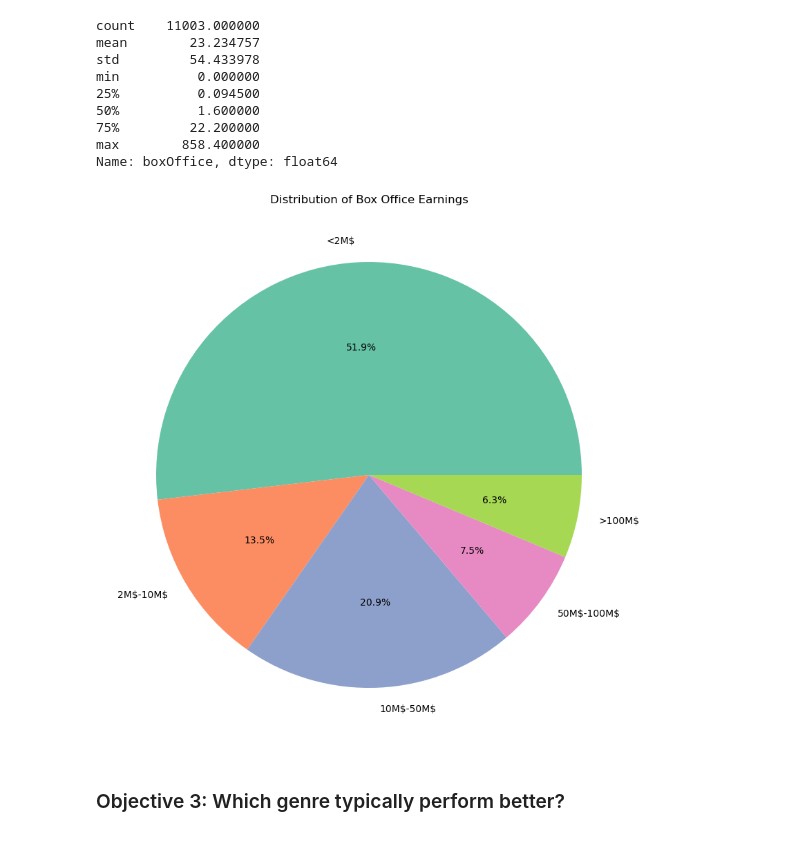
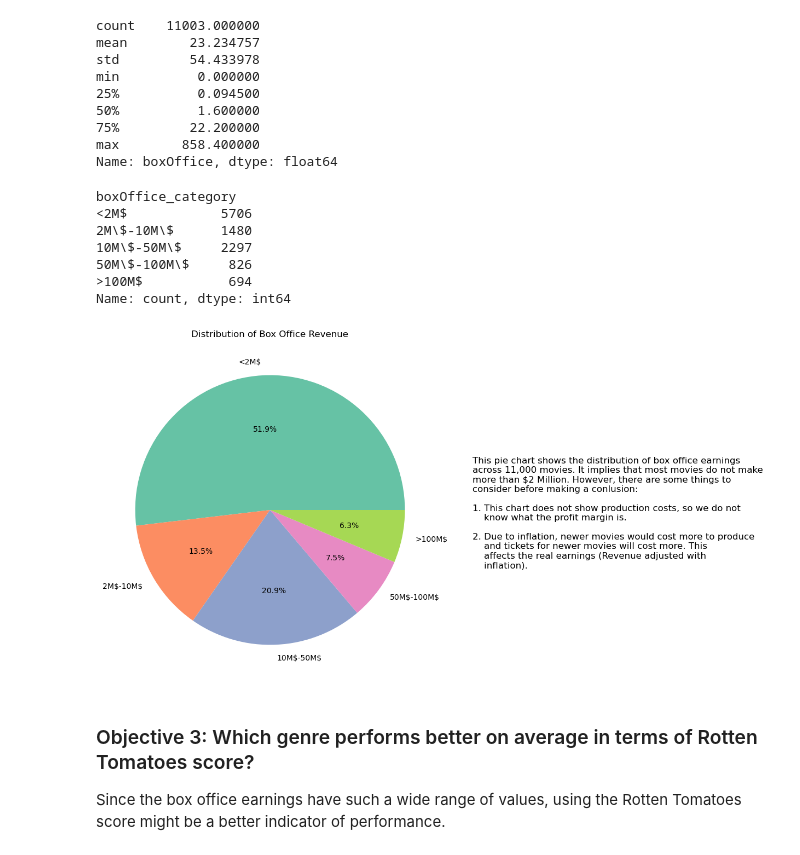
Before and after one commit to RizalSuhaimi/CodingPortfolio, a Jupyter notebook: DataAnalysis/Movies_RottenTomatoes/VisualAnalysisOfMoviesData.ipynb, the cells around one changed output. Drawn from its saved outputs; the diff is of its cells as text; code cells hidden in the pictures.

```diff
--- a/DataAnalysis/Movies_RottenTomatoes/VisualAnalysisOfMoviesData.ipynb
+++ b/DataAnalysis/Movies_RottenTomatoes/VisualAnalysisOfMoviesData.ipynb
@@ -92,17 +104,17 @@ Considering the questions we want to answer, we are only working with rows where
 # %%
-not_null_mask = movies_data[["title", "audienceScore", "tomatoMeter", "releaseDateTheaters", "runtimeMinutes", "genre", "boxOffice"]].notnull().all(axis=1)
+#Make a series that shows the rows with not null values
+not_null_mask = movies_data[["title", "audienceScore", "tomatoMeter", "releaseDateTheaters", "runtimeMinutes", "genre",
+                             "boxOffice"]].notnull().all(axis=1)
+
+#Make a new dataframe that only uses rows with not null values
 movies_data_no_null = movies_data[not_null_mask].copy()
 
-#Remove unwanted columns
-movies_data_no_null = movies_data_no_null[["title", "audienceScore", "tomatoMeter", "releaseDateTheaters", "releaseDateStreaming", "runtimeMinutes", "genre", "boxOffice"]]
+#Remove unwanted columns. "releaseDateStreaming" column is kept just in case
+movies_data_no_null = movies_data_no_null[["title", "audienceScore", "tomatoMeter", "releaseDateTheaters", "releaseDateStreaming",
+                                           "runtimeMinutes", "genre", "boxOffice"]]
 
 #Check for null values
 print(movies_data_no_null.isnull().sum())
-
-#How many rows are we working with?
-print(f"There are {len(movies_data_no_null)} rows in the movies_data_no_null dataframe")
-
-print(movies_data_no_null.head())
 # %% [output]
 title                     0
 audienceScore             0
@@ -272,20 +251,43 @@ Name: boxOffice, dtype: float64
 # %%
 # Define the categories
 bins_boxOffice = [0, 2, 10, 50, 100, 900]
 labels_boxOffice = ['<2M$', '2M\\$-10M\\$', '10M\\$-50M\\$', "50M\\$-100M\\$", ">100M$"]
 
-# Bin the data
-movies_data_no_null["boxOffice_category"] = pd.cut(movies_data_no_null["boxOffice"], bins=bins_boxOffice, labels=labels_boxOffice, include_lowest=True)
+# Bin the data to categorise Box Office earnings
+movies_data_no_null["boxOffice_category"] = pd.cut(movies_data_no_null["boxOffice"], bins=bins_boxOffice, labels=labels_boxOffice,
+                                                   include_lowest=True)
 
 # Count the number of movies in each category
 category_counts = movies_data_no_null["boxOffice_category"].value_counts(sort=False)
+print(category_counts)
 
 # Plot the pie chart
-fig = plt.figure(figsize=(10, 10))
+fig = plt.figure(figsize=(16, 8))
 ax = plt.pie(category_counts, labels=labels_boxOffice, autopct="%1.1f%%", colors=sns.color_palette("Set2", len(labels_boxOffice)))
-plt.title('Distribution of Box Office Earnings')
+plt.title('Distribution of Box Office Revenue')
+
+# Supporting text to better understand the pie chart
+plt.text(1.5, -0.5,
+         "This pie chart shows the distribution of box office earnings\n"
+         "across 11,000 movies. It implies that most movies do not make\n"
+         "more than $2 Million. However, there are some things to\n"
+         "consider before making a conlusion:\n"
+         "\n"
+         "1. This chart does not show production costs, so we do not\n"
+         "    know what the profit margin is.\n"
+         "\n"
+         "2. Due to inflation, newer movies would cost more to produce\n"
+         "    and tickets for newer movies will cost more. This\n"
+         "    affects the real earnings (Revenue adjusted with\n"
+         "    inflation).\n",
+         fontsize=12)
 plt.show()
 # %% [output]
+boxOffice_category
+<2M$            5706
+2M\$-10M\$      1480
+10M\$-50M\$     2297
+50M\$-100M\$     826
+>100M$           694
+Name: count, dtype: int64
-[figure, old version]
+[figure, new version]
-# %% [markdown]
-### Objective 3: Which genre typically perform better?
@@ -291,0 +296,4 @@ plt.show()
+# %% [markdown]
+### Objective 3: Which genre performs better on average in terms of Rotten Tomatoes score?
+
+Since the box office earnings have such a wide range of values, using the Rotten Tomatoes score might be a better indicator of performance.
```
Also changed, not shown: parts of 30 cells of this notebook.
